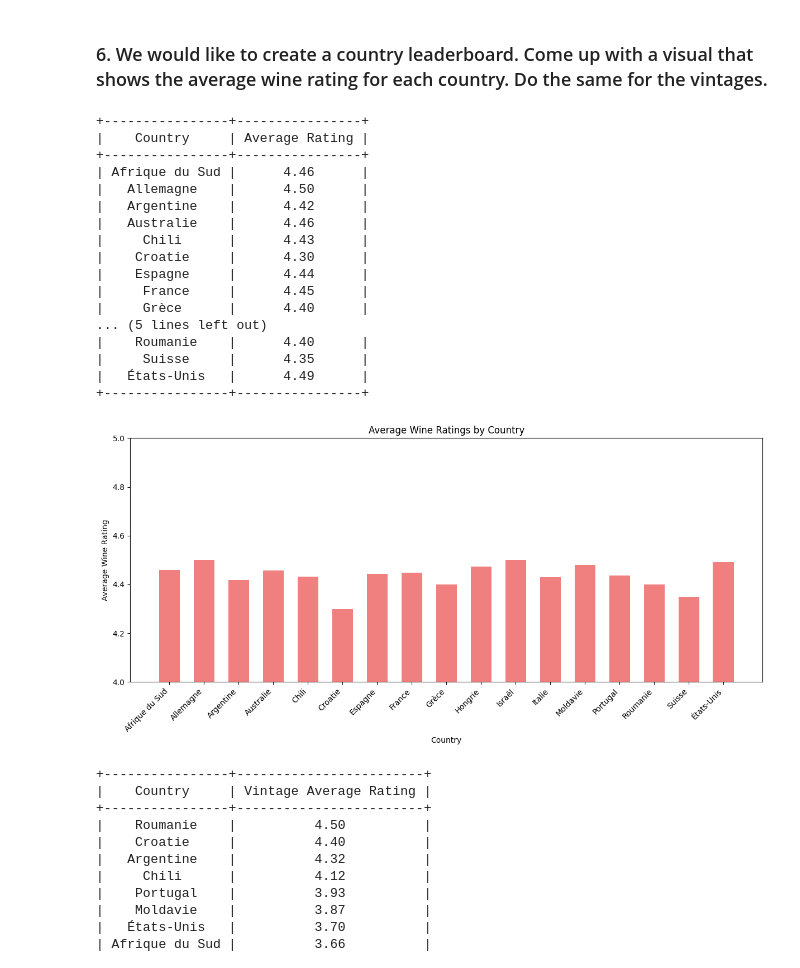
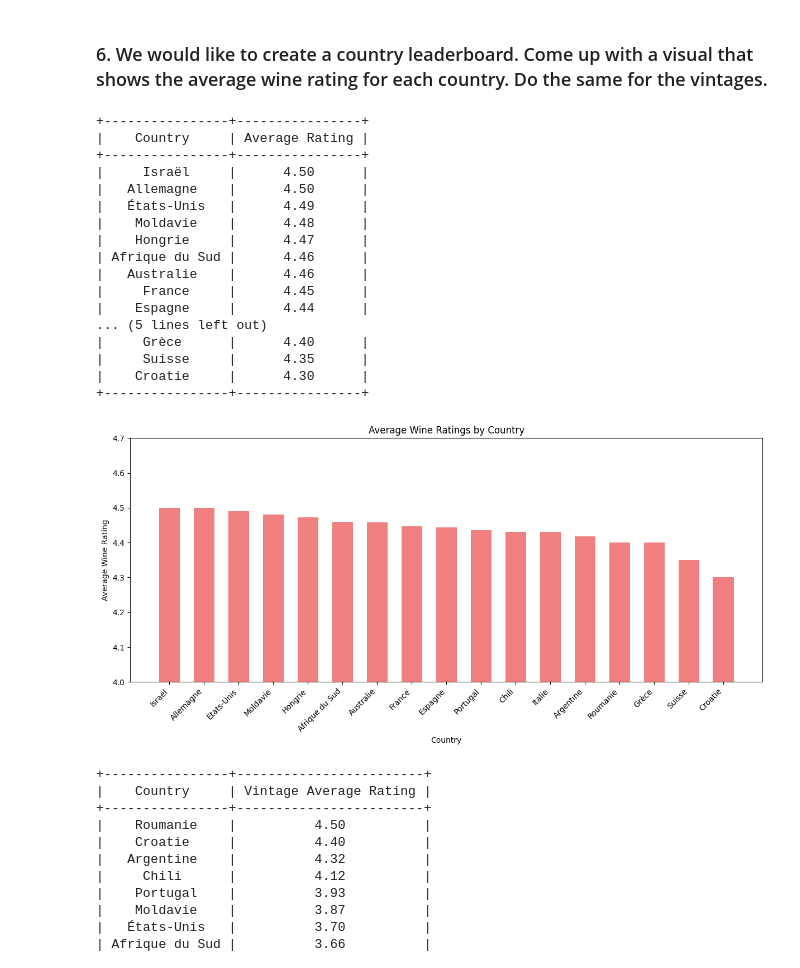
Before and after one commit to Yanina-Andriienko/wine-market-analysis, a Jupyter notebook: Yanina.ipynb, the cells around one changed output. Cells and saved outputs as stored; diff of their text form; code cells hidden in the pictures.

```diff
--- a/Yanina.ipynb
+++ b/Yanina.ipynb
@@ -209,6 +209,9 @@ country_query = '''
         wines w ON r.id = w.region_id
     GROUP BY
         c.name
+    ORDER BY
+        AVG(W.ratings_average) DESC;
+
 '''
 
 cur.execute(country_query)
@@ -217,45 +220,45 @@ country_results = cur.fetchall()
 # Create a table
 table = PrettyTable()
 table.field_names = ["Country", "Average Rating"]
 
 for country, avg_rating in country_results:
     table.add_row([country, f"{avg_rating:.2f}"])
 
 print(table)
 
 country_names = [row[0] for row in country_results]
 avg_ratings_country = [row[1] for row in country_results]
 
 
 
 plt.figure(figsize=(12, 6))
 plt.bar(country_names, avg_ratings_country, color='lightcoral', width=0.6)
 plt.xlabel('Country')
 plt.ylabel('Average Wine Rating')
 plt.title('Average Wine Ratings by Country')
 plt.xticks(rotation=45, ha='right')
 plt.tight_layout()
-plt.ylim(4, max(avg_ratings_country) + 0.5)
+plt.ylim(4, max(avg_ratings_country) + 0.2)
 plt.show()
 # %% [output]
 +----------------+----------------+
 |    Country     | Average Rating |
 +----------------+----------------+
+|     Israël     |      4.50      |
+|   Allemagne    |      4.50      |
+|   États-Unis   |      4.49      |
+|    Moldavie    |      4.48      |
+|    Hongrie     |      4.47      |
 | Afrique du Sud |      4.46      |
-|   Allemagne    |      4.50      |
-|   Argentine    |      4.42      |
 |   Australie    |      4.46      |
-|     Chili      |      4.43      |
+|     France     |      4.45      |
+|    Espagne     |      4.44      |
+... (5 lines left out)
+|     Grèce      |      4.40      |
+|     Suisse     |      4.35      |
 |    Croatie     |      4.30      |
-|    Espagne     |      4.44      |
-|     France     |      4.45      |
-|     Grèce      |      4.40      |
-... (5 lines left out)
-|    Roumanie    |      4.40      |
-|     Suisse     |      4.35      |
-|   États-Unis   |      4.49      |
 +----------------+----------------+
-[figure, old version]
+[figure, new version]
 # %%
 vintage_query = '''
     SELECT
```
Also changed, not shown: parts of 1 cell of this notebook.
